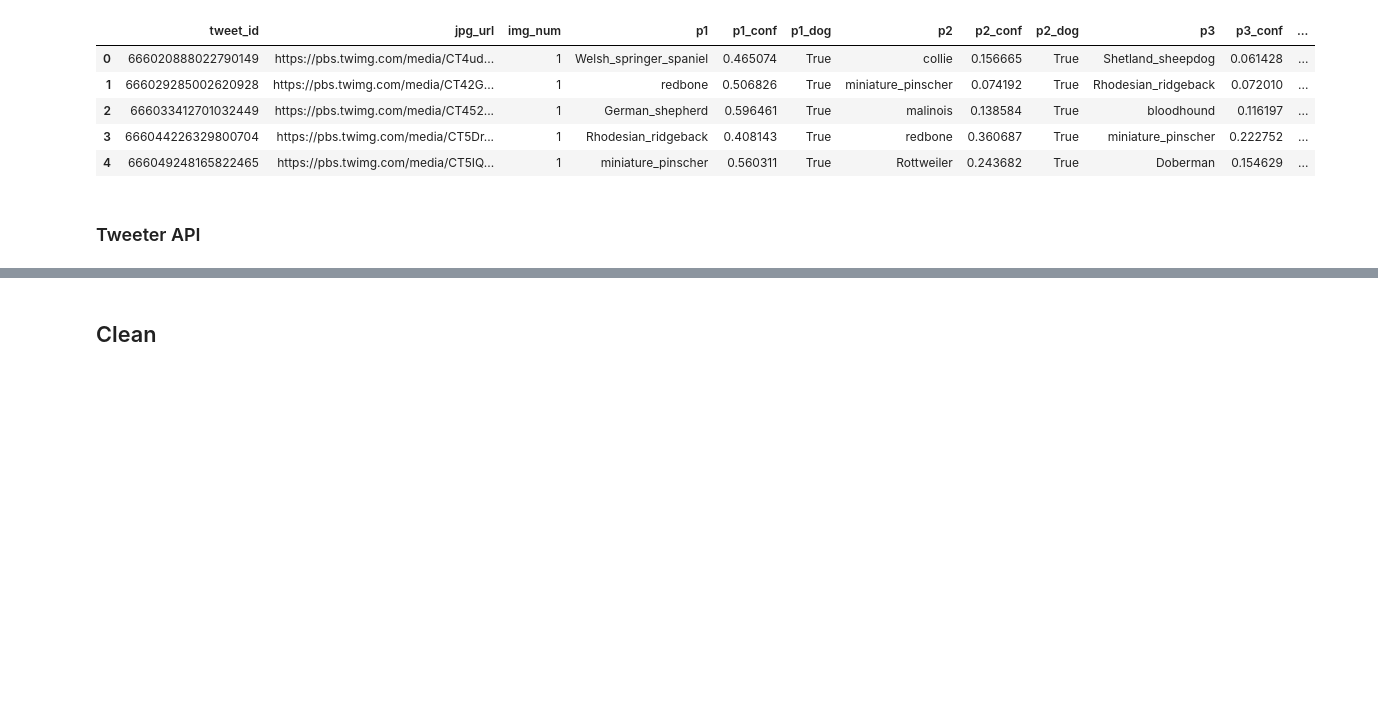
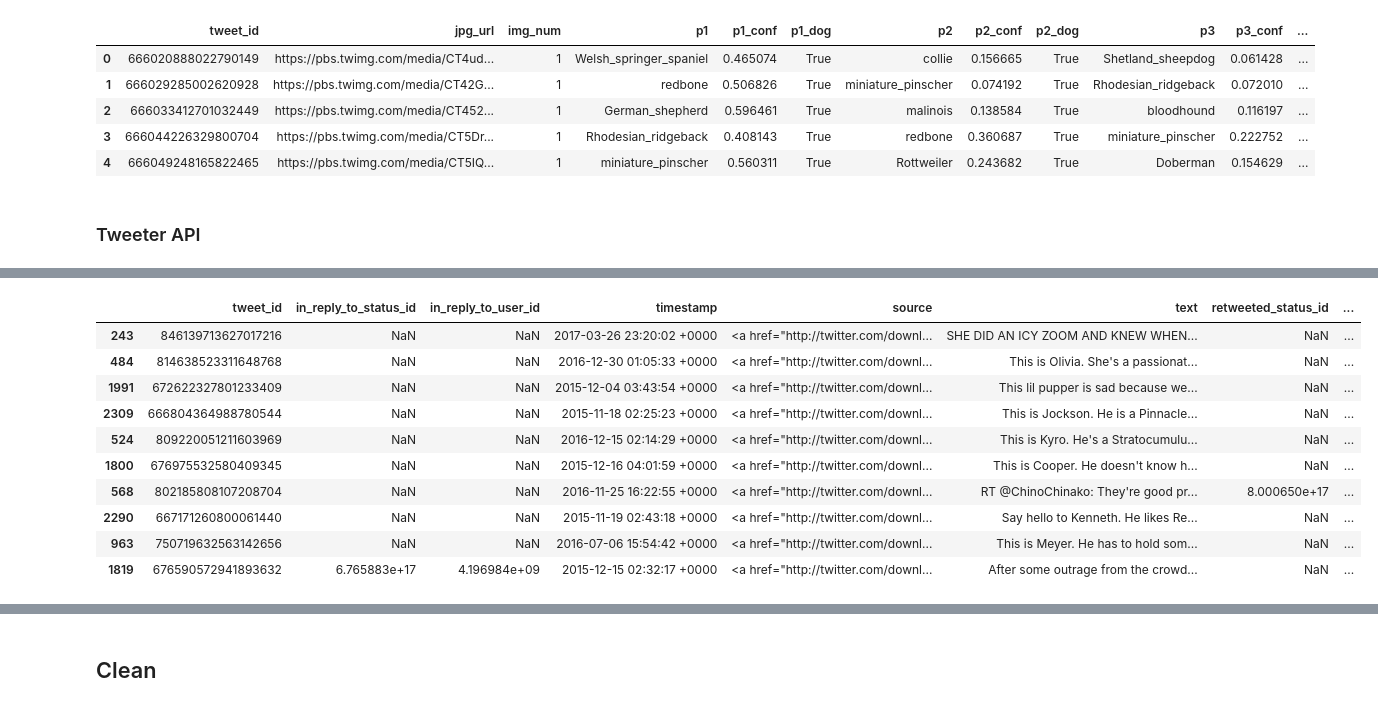
Before and after one commit to Simonmaignan/udacity-data-analysis, a Jupyter notebook: project-wrangle-tweets/wrangle_act.ipynb, the cells around one changed output, grey strips where cells are left out. Saved outputs shown, nothing was run; the diff lists cells and outputs as text; code cells hidden in the pictures; blank space fills up the shorter version.

```diff
--- a/project-wrangle-tweets/wrangle_act.ipynb
+++ b/project-wrangle-tweets/wrangle_act.ipynb
@@ -132,0 +156,14 @@ df_twitter_archive.info()
+# %%
+df_twitter_archive.sample(10)
+# %% [output]
+|  | tweet_id | in_reply_to_status_id | in_reply_to_user_id | timestamp | source | text | retweeted_status_id | ... |
+| 243 | 846139713627017216 | NaN | NaN | 2017-03-26 23:20:02 +0000 | <a href="http://twitter.com/downl... | SHE DID AN ICY ZOOM AND KNEW WHEN... | NaN | ... |
+| 484 | 814638523311648768 | NaN | NaN | 2016-12-30 01:05:33 +0000 | <a href="http://twitter.com/downl... | This is Olivia. She's a passionat... | NaN | ... |
+| 1991 | 672622327801233409 | NaN | NaN | 2015-12-04 03:43:54 +0000 | <a href="http://twitter.com/downl... | This lil pupper is sad because we... | NaN | ... |
+| 2309 | 666804364988780544 | NaN | NaN | 2015-11-18 02:25:23 +0000 | <a href="http://twitter.com/downl... | This is Jockson. He is a Pinnacle... | NaN | ... |
+| 524 | 809220051211603969 | NaN | NaN | 2016-12-15 02:14:29 +0000 | <a href="http://twitter.com/downl... | This is Kyro. He's a Stratocumulu... | NaN | ... |
+| 1800 | 676975532580409345 | NaN | NaN | 2015-12-16 04:01:59 +0000 | <a href="http://twitter.com/downl... | This is Cooper. He doesn't know h... | NaN | ... |
+| 568 | 802185808107208704 | NaN | NaN | 2016-11-25 16:22:55 +0000 | <a href="http://twitter.com/downl... | RT @ChinoChinako: They're good pr... | 8.000650e+17 | ... |
+| 2290 | 667171260800061440 | NaN | NaN | 2015-11-19 02:43:18 +0000 | <a href="http://twitter.com/downl... | Say hello to Kenneth. He likes Re... | NaN | ... |
+| 963 | 750719632563142656 | NaN | NaN | 2016-07-06 15:54:42 +0000 | <a href="http://twitter.com/downl... | This is Meyer. He has to hold som... | NaN | ... |
+| 1819 | 676590572941893632 | 6.765883e+17 | 4.196984e+09 | 2015-12-15 02:32:17 +0000 | <a href="http://twitter.com/downl... | After some outrage from the crowd... | NaN | ... |
```
Also changed, not shown: parts of 11 cells of this notebook.
